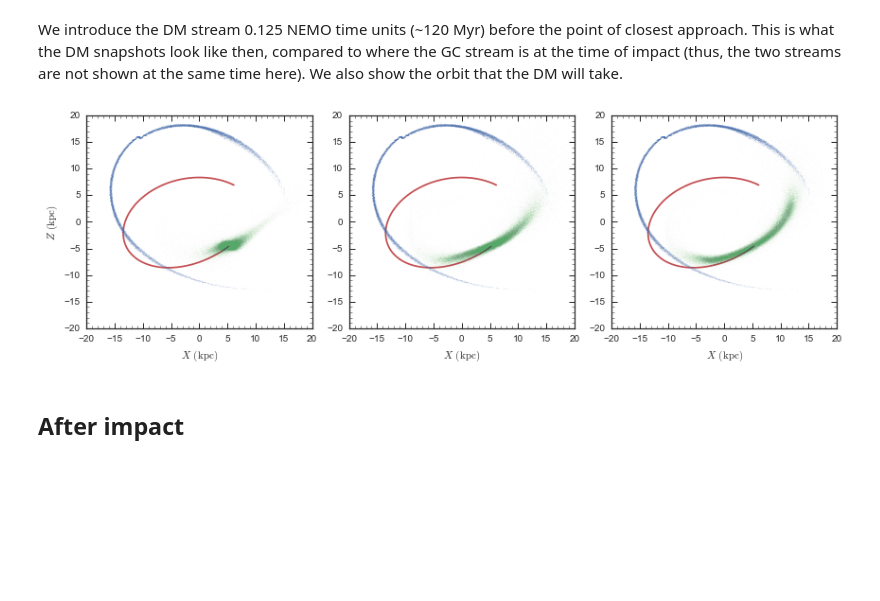
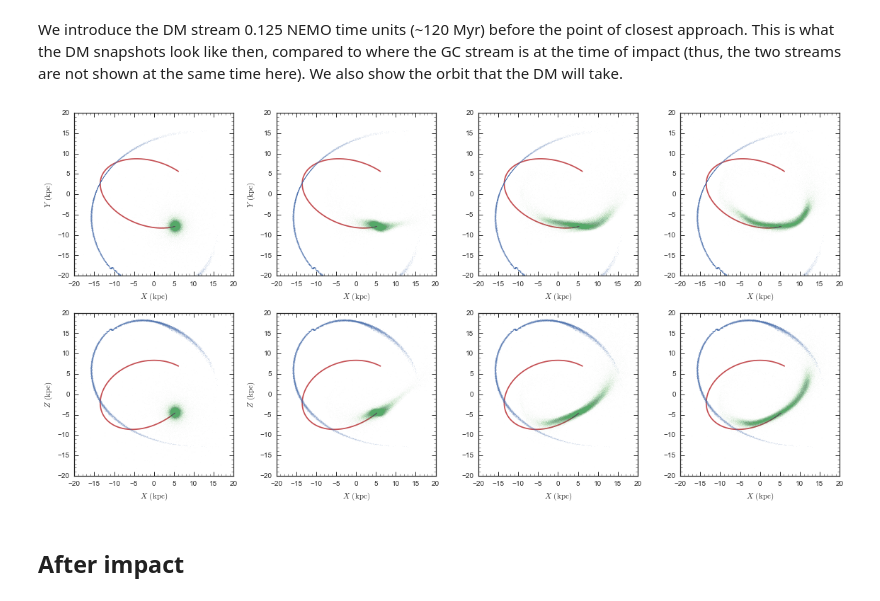
Before and after one commit to jobovy/stream-stream, a Jupyter notebook: py/SnapshotAnalysis.ipynb, the cells around one changed output. Drawn from its saved outputs; the diff is of its cells as text; code cells hidden in the pictures; blank space fills up the shorter version.

```diff
--- a/py/SnapshotAnalysis.ipynb
+++ b/py/SnapshotAnalysis.ipynb
@@ -48,6 +51,9 @@ snap_dm0p25= nemo_util.read(filename,swapyz=True)
 filename= os.path.join(os.getenv('DATADIR'),'bovy','stream-stream',
                        'dm_evol_0.375_untilimpact.dat')
 snap_dm0p375= nemo_util.read(filename,swapyz=True)
+filename= os.path.join(os.getenv('DATADIR'),'bovy','stream-stream',
+                       'dm_evol_0.125_untilimpact.dat')
+snap_dm0p125= nemo_util.read(filename,swapyz=True)
 # %%
 # Orbit of the DM
 lp= LogarithmicHaloPotential(normalize=1.,q=0.9)
@@ -77,41 +83,79 @@ dm_forward= dm_impact(times[-1]).flip()
 times= numpy.linspace(0.,0.250*0.9777922212082034/bovy_conversion.time_in_Gyr(V0,R0),1001)
 dm_forward.integrate(times,lp)
 # %%
-figsize(12,4)
-subplot(1,3,1)
+figsize(16,8)
+subplot(2,4,1)
+bovy_plot.bovy_plot(snap_gc[:,1,-5],snap_gc[:,2,-5],',',alpha=0.05,
+                    color=sns.color_palette()[0],zorder=1,
+                    xrange=[-20.,20.],yrange=[-20.,20],
+                    xlabel=r'$X\,(\mathrm{kpc})$',
+                    ylabel=r'$Y\,(\mathrm{kpc})$',
+                    gcf=True)
+plot(snap_dm0p125[:,1,-1],snap_dm0p125[:,2,-1],',',alpha=0.01,color=sns.color_palette()[1],zorder=2)
+dm_forward.plot(d1='x',d2='y',overplot=True,color=sns.color_palette()[2],zorder=0)
+subplot(2,4,2)
+bovy_plot.bovy_plot(snap_gc[:,1,-5],snap_gc[:,2,-5],',',alpha=0.05,
+                    color=sns.color_palette()[0],zorder=1,
+                    xrange=[-20.,20.],yrange=[-20.,20],
+                    xlabel=r'$X\,(\mathrm{kpc})$',
+                    ylabel=r'$Y\,(\mathrm{kpc})$',
+                    gcf=True)
+plot(snap_dm0p25[:,1,-1],snap_dm0p25[:,2,-1],',',alpha=0.01,color=sns.color_palette()[1],zorder=2)
+dm_forward.plot(d1='x',d2='y',overplot=True,color=sns.color_palette()[2],zorder=0)
+subplot(2,4,3)
+bovy_plot.bovy_plot(snap_gc[:,1,-5],snap_gc[:,2,-5],',',alpha=0.05,
+                    color=sns.color_palette()[0],zorder=1,
+                    xrange=[-20.,20.],yrange=[-20.,20],
+                    xlabel=r'$X\,(\mathrm{kpc})$',
+                    gcf=True)
+plot(snap_dm0p375[:,1,-1],snap_dm0p375[:,2,-1],',',alpha=0.01,color=sns.color_palette()[1],zorder=2)
+dm_forward.plot(d1='x',d2='y',overplot=True,color=sns.color_palette()[2],zorder=0)
+subplot(2,4,4)
+bovy_plot.bovy_plot(snap_gc[:,1,-5],snap_gc[:,2,-5],',',alpha=0.05,
+                    color=sns.color_palette()[0],zorder=1,
+                    xrange=[-20.,20.],yrange=[-20.,20],
+                    xlabel=r'$X\,(\mathrm{kpc})$',
+                    gcf=True)
+plot(snap_dm0p5[:,1,-1],snap_dm0p5[:,2,-1],',',alpha=0.01,color=sns.color_palette()[1],zorder=2)
+dm_forward.plot(d1='x',d2='y',overplot=True,color=sns.color_palette()[2],zorder=0)
+tight_layout()
+subplot(2,4,5)
+bovy_plot.bovy_plot(snap_gc[:,1,-5],snap_gc[:,3,-5],',',alpha=0.05,
+                    color=sns.color_palette()[0],zorder=1,
+                    xrange=[-20.,20.],yrange=[-20.,20],
+                    xlabel=r'$X\,(\mathrm{kpc})$',
+                    ylabel=r'$Z\,(\mathrm{kpc})$',
+                    gcf=True)
+plot(snap_dm0p125[:,1,-1],snap_dm0p125[:,3,-1],',',alpha=0.01,color=sns.color_palette()[1],zorder=2)
+dm_forward.plot(d1='x',d2='z',overplot=True,color=sns.color_palette()[2],zorder=0)
+subplot(2,4,6)
 bovy_plot.bovy_plot(snap_gc[:,1,-5],snap_gc[:,3,-5],',',alpha=0.05,
                     color=sns.color_palette()[0],zorder=1,
                     xrange=[-20.,20.],yrange=[-20.,20],
                     xlabel=r'$X\,(\mathrm{kpc})$',
                     ylabel=r'$Z\,(\mathrm{kpc})$',
                     gcf=True)
 plot(snap_dm0p25[:,1,-1],snap_dm0p25[:,3,-1],',',alpha=0.01,color=sns.color_palette()[1],zorder=2)
 dm_forward.plot(d1='x',d2='z',overplot=True,color=sns.color_palette()[2],zorder=0)
-xlim(-20.,20)
-ylim(-20.,20)
-subplot(1,3,2)
+subplot(2,4,7)
 bovy_plot.bovy_plot(snap_gc[:,1,-5],snap_gc[:,3,-5],',',alpha=0.05,
                     color=sns.color_palette()[0],zorder=1,
                     xrange=[-20.,20.],yrange=[-20.,20],
                     xlabel=r'$X\,(\mathrm{kpc})$',
                     gcf=True)
 plot(snap_dm0p375[:,1,-1],snap_dm0p375[:,3,-1],',',alpha=0.01,color=sns.color_palette()[1],zorder=2)
 dm_forward.plot(d1='x',d2='z',overplot=True,color=sns.color_palette()[2],zorder=0)
-xlim(-20.,20)
-ylim(-20.,20)
-subplot(1,3,3)
+subplot(2,4,8)
 bovy_plot.bovy_plot(snap_gc[:,1,-5],snap_gc[:,3,-5],',',alpha=0.05,
                     color=sns.color_palette()[0],zorder=1,
                     xrange=[-20.,20.],yrange=[-20.,20],
                     xlabel=r'$X\,(\mathrm{kpc})$',
                     gcf=True)
 plot(snap_dm0p5[:,1,-1],snap_dm0p5[:,3,-1],',',alpha=0.01,color=sns.color_palette()[1],zorder=2)
 dm_forward.plot(d1='x',d2='z',overplot=True,color=sns.color_palette()[2],zorder=0)
-xlim(-20.,20)
-ylim(-20.,20)
 tight_layout()
 # %% [output]
-[figure, old version]
+[figure, new version]
 # %% [markdown]
 ## After impact
 # %% [markdown]
```
Also changed, not shown: parts of 11 cells of this notebook.
